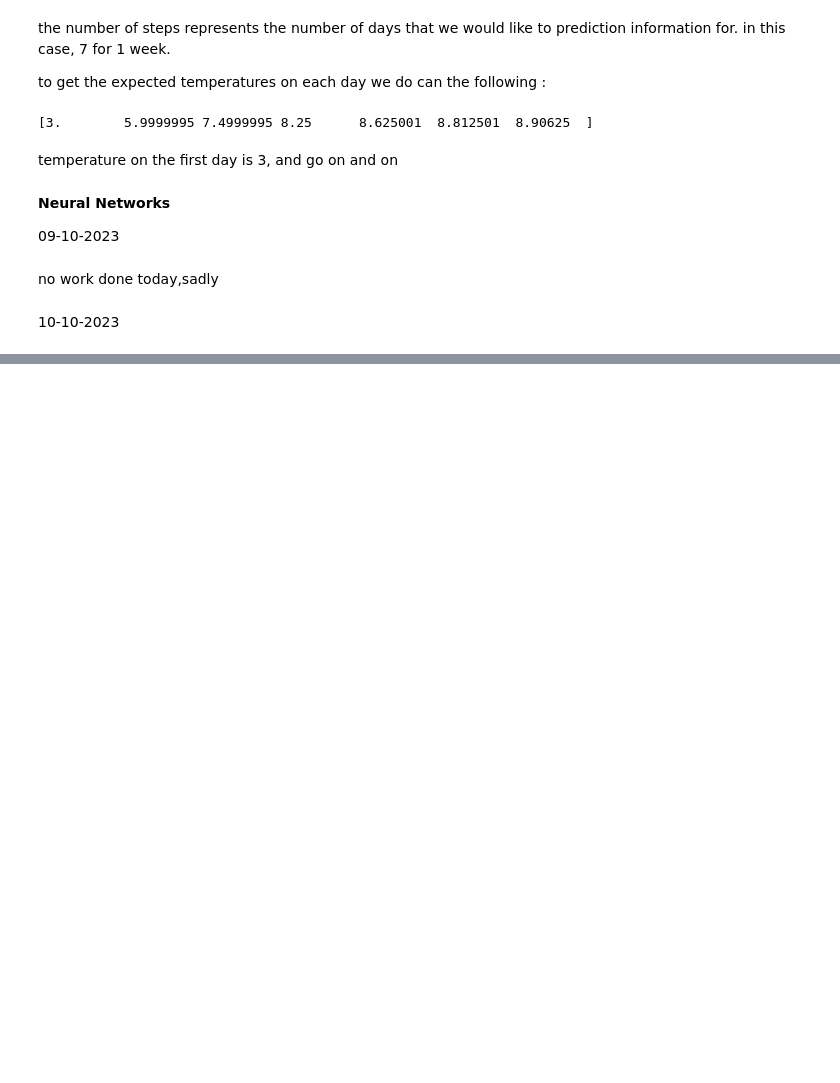
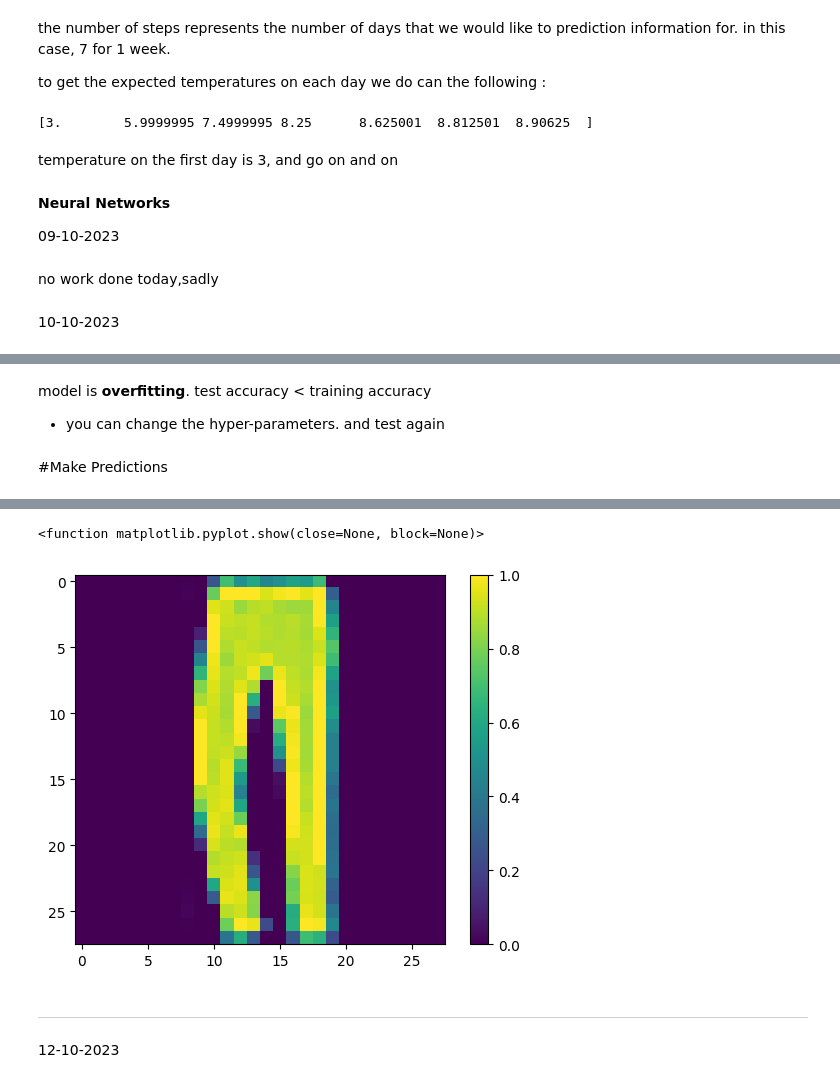
Before and after one commit to PONKAS/Machine-Learning-Projects, a Jupyter notebook: Machien_Learning_Crash_Course.ipynb, the cells around one changed output, grey strips where cells are left out. Saved outputs shown, nothing was run; the diff lists cells and outputs as text; code cells hidden in the pictures; blank space fills up the shorter version.

```diff
--- a/Machien_Learning_Crash_Course.ipynb
+++ b/Machien_Learning_Crash_Course.ipynb
@@ -485,0 +565,4 @@ no work done today,sadly
+# %%
+train_images = train_images / 255.0
+
+test_images = test_images / 255.0
@@ -485,0 +571,6 @@ no work done today,sadly
+# %%
+model = keras.Sequential([
+    keras.layers.Flatten(input_shape = (28,28)),    # input layer (1)
+    keras.layers.Dense(128, activation = 'relu'),   # hidden layer (2)
+    keras.layers.Dense(10, activation = 'softmax')  # output layer (3)
+])
@@ -485,0 +579,6 @@ no work done today,sadly
+# %%
+model.compile(optimizer = 'adam',
+              loss = 'sparse_categorical_crossentropy',
+              metrics = ['accuracy'])
+# %%
+model.fit(train_images,train_labels,epochs = 10)
@@ -485,0 +613,15 @@ no work done today,sadly
+# %% [markdown]
+model is **overfitting**. test accuracy < training accuracy
+
+* you can change the hyper-parameters. and test again
+# %% [markdown]
+#Make Predictions
+# %%
+predictions = model.predict(test_images)
+print(class_names[np.argmax(predictions[2])])
+plt.figure()
+plt.imshow(test_images[2])
+plt.colorbar()
+plt.grid(False)
+plt.show
+# %% [output]
@@ -485,0 +630,6 @@ no work done today,sadly
+<function matplotlib.pyplot.show(close=None, block=None)>
+[figure, added]
+# %% [markdown]
+***
+# %% [markdown]
+12-10-2023
```
Also changed, not shown: parts of 28 cells of this notebook.
